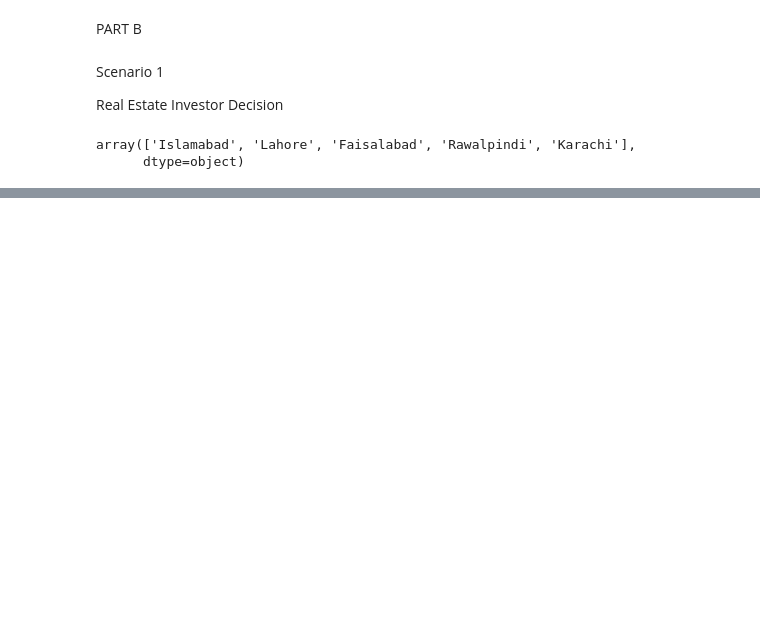
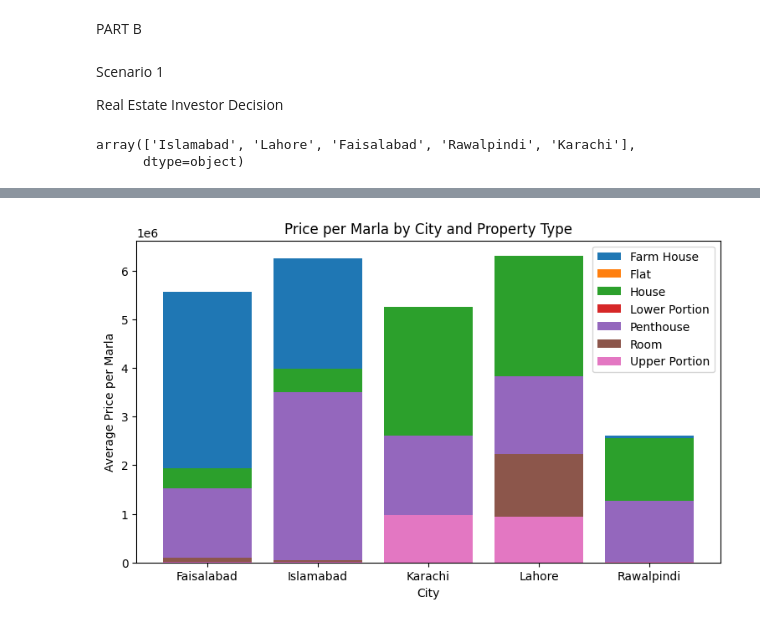
Before and after one commit to Abdul-Rafay-web/Data-Wrangling, a Jupyter notebook: Teknofest/main_competition.ipynb, the cells around one changed output, grey strips where cells are left out. Drawn from its saved outputs; the diff is of its cells as text; code cells hidden in the pictures; blank space fills up the shorter version.

```diff
--- a/Teknofest/main_competition.ipynb
+++ b/Teknofest/main_competition.ipynb
@@ -241,0 +247,19 @@ InvalidIndexError: (['city'], 0         10000000
+# %%
+price_area = df[df['city'].isin(major_cities)] \
+    .groupby(['city', 'property_type'])['price_per_marla'] \
+    .mean() \
+    .reset_index()
+# %%
+plt.figure(figsize=(9,5))
+
+for ptype in price_area['property_type'].unique():
+    subset = price_area[price_area['property_type'] == ptype]
+    plt.bar(subset['city'], subset['price_per_marla'], label=ptype)
+
+plt.xlabel('City')
+plt.ylabel('Average Price per Marla')
+plt.title('Price per Marla by City and Property Type')
+plt.legend()
+plt.show()
+# %% [output]
+[figure, added]
```
Also changed, not shown: parts of 5 cells of this notebook.
